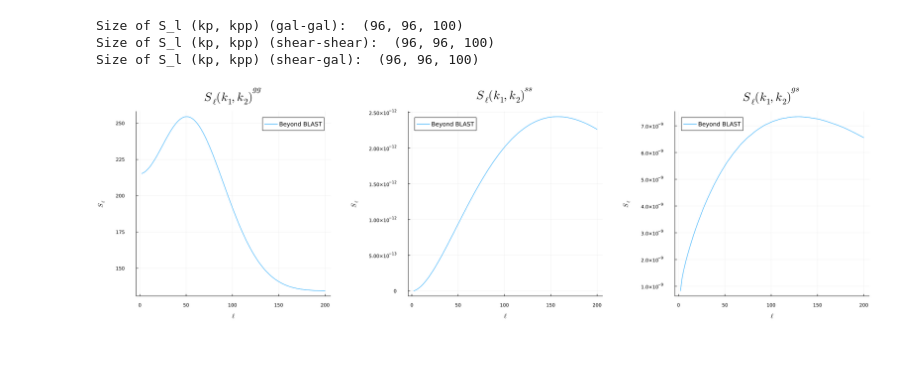
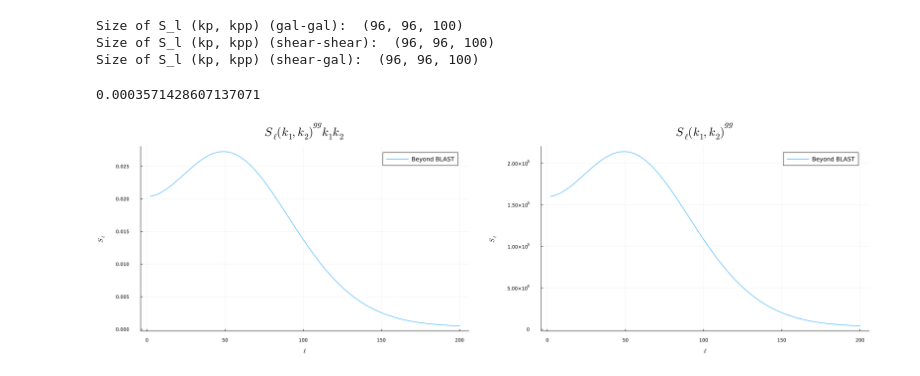
Before and after one commit to anvi-git/3D_Angular_Power_Spectrum, a Jupyter notebook: notebooks/beyond_BLAST.ipynb, the cells around one changed output. Cells and saved outputs as stored; diff of their text form; code cells hidden in the pictures.

```diff
--- a/notebooks/beyond_BLAST.ipynb
+++ b/notebooks/beyond_BLAST.ipynb
@@ -319,3 +356,10 @@ println("Size of S_l (kp, kpp) (shear-gal):  ", size(S_lkk_gs))
 Size of S_l (kp, kpp) (gal-gal):  (96, 96, 100)
 Size of S_l (kp, kpp) (shear-shear):  (96, 96, 100)
 Size of S_l (kp, kpp) (shear-gal):  (96, 96, 100)
+# %%
+i = Nz
+j = Nz
+k1 = k_grid[i]
+k2 = k_grid[j]
+# %% [output]
+0.0003571428607137071
@@ -322,11 +372,10 @@ Size of S_l (kp, kpp) (shear-gal):  (96, 96, 100)
 # %%
 # plot
-i = 1
-j = 1
-p1 =  plot(ℓ, S_lkk_gg[i,j,:], label="Beyond BLAST", xlabel=L"\ell", ylabel=L"S_\ell", title=L"S_\ell(k_1, k_2)^{gg}")
-p2 =  plot(ℓ, S_lkk_ss[i,j,:], label="Beyond BLAST", xlabel=L"\ell", ylabel=L"S_\ell", title=L"S_\ell(k_1, k_2)^{ss}")
-p3 =  plot(ℓ, S_lkk_gs[i,j,:], label="Beyond BLAST", xlabel=L"\ell", ylabel=L"S_\ell", title=L"S_\ell(k_1, k_2)^{gs}")
+i = 96
+j = 96
+p1 =  plot(ℓ, k1 * k2 * S_lkk_gg[i,j,:], label="Beyond BLAST", xlabel=L"\ell", ylabel=L"S_\ell", title=L"S_\ell(k_1, k_2)^{gg} k_1 k_2")
+p2 =  plot(ℓ, S_lkk_gg[i,j,:], label="Beyond BLAST", xlabel=L"\ell", ylabel=L"S_\ell", title=L"S_\ell(k_1, k_2)^{gg}")
 
-plot(p1, p2, p3, layout = (1, 3), size=(2000, 600), titlefontsize=20, legendfontsize=10, margin = 10mm)
+plot(p1, p2, layout = (1, 2), size=(2000, 600), titlefontsize=20, legendfontsize=10, margin = 10mm)
 # %% [output]
-[figure, old version]
+[figure, new version]
```
Also changed, not shown: parts of 27 cells of this notebook, 3 other files.
